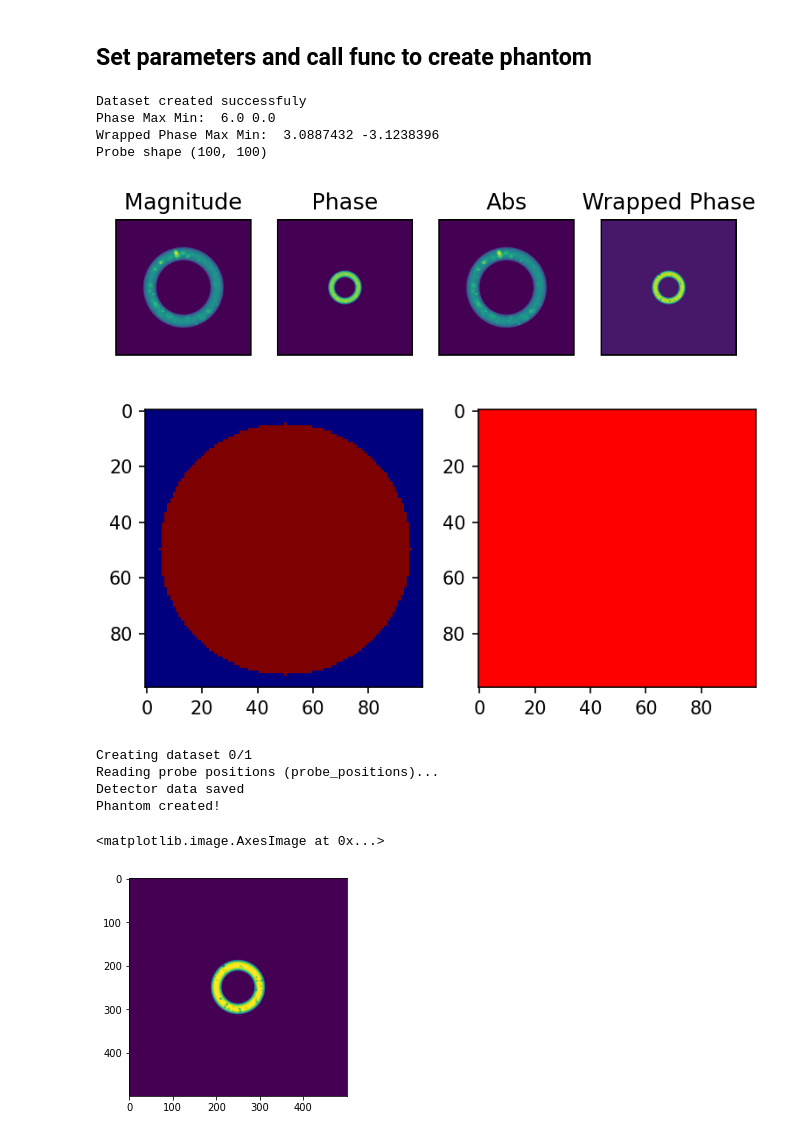
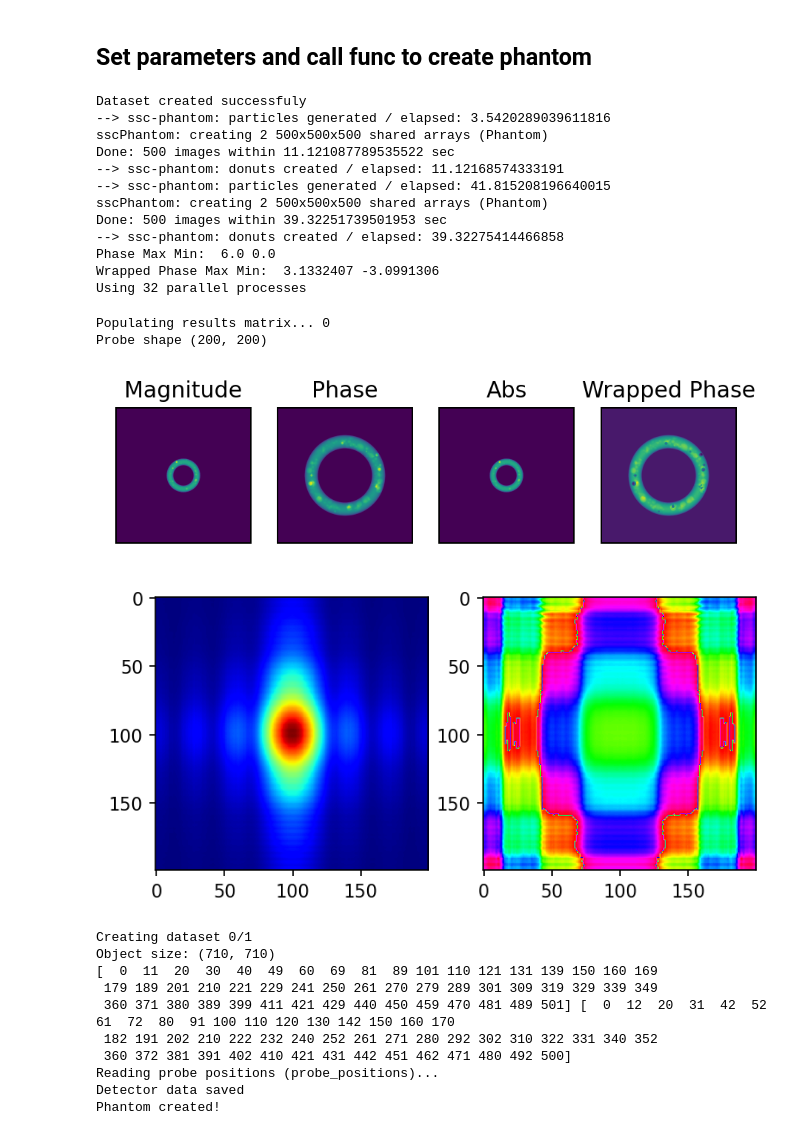
Before and after one commit to cnpem/ssc-cdi, a Jupyter notebook: sscCdi/caterete/dev_ptycho/create_ptycho_phantom.ipynb, the cells around one changed output. Drawn from its saved outputs; the diff is of its cells as text; code cells hidden in the pictures.

```diff
--- a/sscCdi/caterete/dev_ptycho/create_ptycho_phantom.ipynb
+++ b/sscCdi/caterete/dev_ptycho/create_ptycho_phantom.ipynb
@@ -391,8 +345,9 @@ def get_probe(inputs,probe='circle'):
 
     if probe=='CAT': # Realistic Probe """
         probe = np.load(os.path.join(inputs["path"],'model','probe_at_focus_1.25156micros_pixel.npy'))
-        half=200
+        half=100
         probe = probe[probe.shape[0]//2-half:probe.shape[0]//2+half,probe.shape[1]//2-half:probe.shape[1]//2+half]
+        np.save(os.path.join(inputs["path"],'model','processed_probe.npy'),probe)
 
     elif probe=='circle': #Round probe """
         probe = np.ones((100,100))
@@ -435,7 +390,7 @@ def get_detector_data(inputs,phantom,sinogram, probe,position_errors=False):
 
     return difpads
 
-def create_ptycho_phantom(inputs,sample="donut",probe="circle",position_errors=False,load=True):
+def create_ptycho_phantom(inputs,sample="donut",probe="circle",position_errors=False,load=False):
 
     create_data_with_beamline_standard(inputs)
 
@@ -455,28 +410,39 @@ def create_ptycho_phantom(inputs,sample="donut",probe="circle",position_errors=F
 # %%
 inputs = {
 "path" : "/home/ABTLUS/yuri.tonin/00000000/data/ptycho3d/complex_phantom/",
-"matrix_size": 500, # n of pixels; one side of cube
+"matrix_size": 128, # n of pixels; one side of cube
 "n_cpus": 100, # cpu cores
 "energy": 6, #keV
 "distance": 1, # meter
 "probe_pxl": 8*1.25156e-6,
 "n_of_angles": 0
 }
 
-phantom, magnitude, phase, sinogram, probe, data = create_ptycho_phantom(inputs,sample="donut",probe="circle",position_errors=False)
+phantom, magnitude, phase, sinogram, probe, data = create_ptycho_phantom(inputs,sample="donut",probe="CAT",position_errors=False)
 # %% [output]
 Dataset created successfuly
+--> ssc-phantom: particles generated / elapsed: 3.5420289039611816
+sscPhantom: creating 2 500x500x500 shared arrays (Phantom)
+Done: 500 images within 11.121087789535522 sec
+--> ssc-phantom: donuts created / elapsed: 11.12168574333191
+--> ssc-phantom: particles generated / elapsed: 41.815208196640015
+sscPhantom: creating 2 500x500x500 shared arrays (Phantom)
+Done: 500 images within 39.32251739501953 sec
+--> ssc-phantom: donuts created / elapsed: 39.32275414466858
 Phase Max Min:  6.0 0.0
-Wrapped Phase Max Min:  3.0887432 -3.1238396
-Probe shape (100, 100)
+Wrapped Phase Max Min:  3.1332407 -3.0991306
+Using 32 parallel processes
+Populating results matrix... 0
+Probe shape (200, 200)
-[figure, old version]
+[figure, new version]
-[figure, old version]
+[figure, new version]
-Creating dataset 0/1
-Reading probe positions (probe_positions)...
-Detector data saved
-Phantom created!
+Creating dataset 0/1
+Object size: (710, 710)
+[  0  11  20  30  40  49  60  69  81  89 101 110 121 131 139 150 160 169
+ 179 189 201 210 221 229 241 250 261 270 279 289 301 309 319 329 339 349
+ 360 371 380 389 399 411 421 429 440 450 459 470 481 489 501] [  0  12  20  31  42  52  61  72  80  91 100 110 120 130 142 150 160 170
+ 182 191 202 210 222 232 240 252 261 271 280 292 302 310 322 331 340 352
+ 360 372 381 391 402 410 421 431 442 451 462 471 480 492 500]
+Reading probe positions (probe_positions)...
+Detector data saved
+Phantom created!
-# %%
-plt.imshow(np.angle(np.sum(phantom,axis=0)))
-# %% [output]
-<matplotlib.image.AxesImage at 0x...>
-[figure, removed]
```
Also changed, not shown: parts of 2 cells of this notebook, 4 other files.
